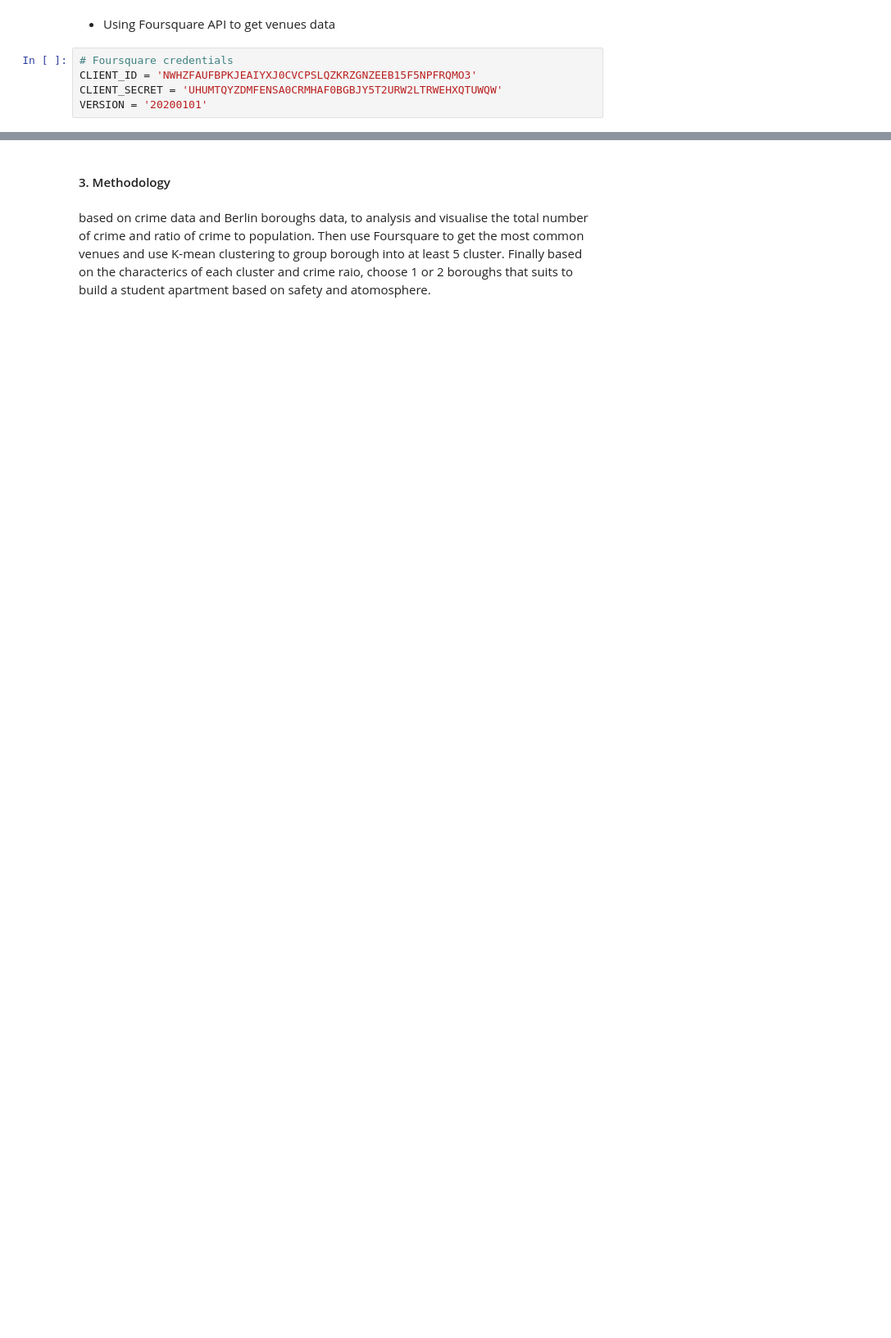
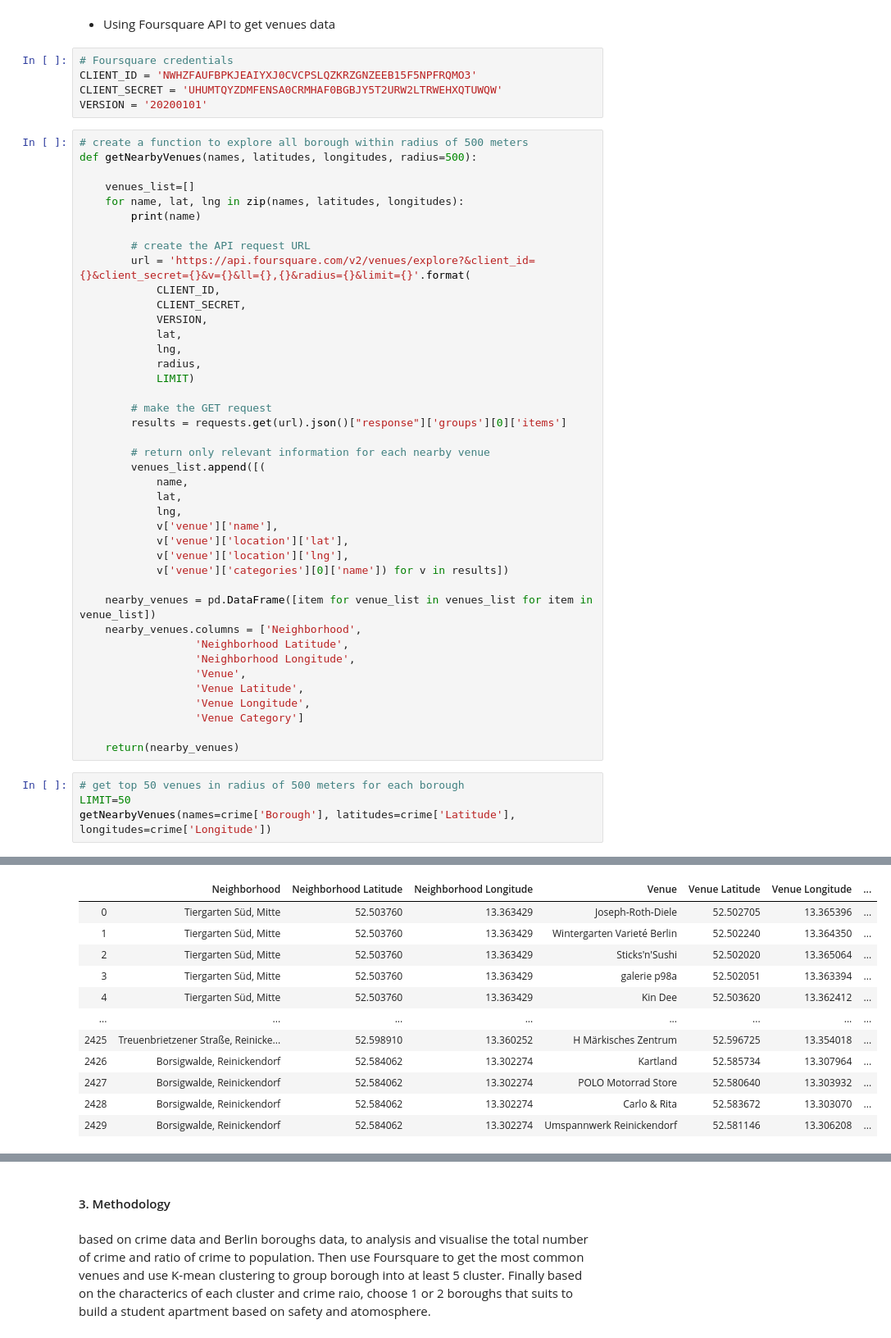
Before and after one commit to NNdeRichtung/Coursera_Capstone, a Jupyter notebook: The Battle of Neighborhoods - Concept.ipynb, the cells around one changed output, grey strips where cells are left out. Shown at 82% size. Drawn from its saved outputs; the diff is of its cells as text; blank space fills up the shorter version.

```diff
--- a/The Battle of Neighborhoods - Concept.ipynb
+++ b/The Battle of Neighborhoods - Concept.ipynb
@@ -256,3 +300,49 @@ info
 CLIENT_ID = 'NWHZFAUFBPKJEAIYXJ0CVCPSLQZKRZGNZEEB15F5NPFRQMO3'
 CLIENT_SECRET = 'UHUMTQYZDMFENSA0CRMHAF0BGBJY5T2URW2LTRWEHXQTUWQW'
 VERSION = '20200101'
+# %%
+# create a function to explore all borough within radius of 500 meters
+def getNearbyVenues(names, latitudes, longitudes, radius=500):
+
+    venues_list=[]
+    for name, lat, lng in zip(names, latitudes, longitudes):
+        print(name)
+
+        # create the API request URL
+        url = 'https://api.foursquare.com/v2/venues/explore?&client_id={}&client_secret={}&v={}&ll={},{}&radius={}&limit={}'.format(
+            CLIENT_ID,
+            CLIENT_SECRET,
+            VERSION,
+            lat,
+            lng,
+            radius,
+            LIMIT)
+
+        # make the GET request
+        results = requests.get(url).json()["response"]['groups'][0]['items']
+
+        # return only relevant information for each nearby venue
+        venues_list.append([(
+            name,
+            lat,
+            lng,
+            v['venue']['name'],
+            v['venue']['location']['lat'],
+            v['venue']['location']['lng'],
+            v['venue']['categories'][0]['name']) for v in results])
+
+    nearby_venues = pd.DataFrame([item for venue_list in venues_list for item in venue_list])
+    nearby_venues.columns = ['Neighborhood',
+                  'Neighborhood Latitude',
+                  'Neighborhood Longitude',
+                  'Venue',
+                  'Venue Latitude',
+                  'Venue Longitude',
+                  'Venue Category']
+
+    return(nearby_venues)
+# %%
+# get top 50 venues in radius of 500 meters for each borough
+LIMIT=50
+getNearbyVenues(names=crime['Borough'], latitudes=crime['Latitude'], longitudes=crime['Longitude'])
+# %% [output]
@@ -258,0 +366,12 @@ VERSION = '20200101'
+|  | Neighborhood | Neighborhood Latitude | Neighborhood Longitude | Venue | Venue Latitude | Venue Longitude | ... |
+| 0 | Tiergarten Süd, Mitte | 52.503760 | 13.363429 | Joseph-Roth-Diele | 52.502705 | 13.365396 | ... |
+| 1 | Tiergarten Süd, Mitte | 52.503760 | 13.363429 | Wintergarten Varieté Berlin | 52.502240 | 13.364350 | ... |
+| 2 | Tiergarten Süd, Mitte | 52.503760 | 13.363429 | Sticks'n'Sushi | 52.502020 | 13.365064 | ... |
+| 3 | Tiergarten Süd, Mitte | 52.503760 | 13.363429 | galerie p98a | 52.502051 | 13.363394 | ... |
+| 4 | Tiergarten Süd, Mitte | 52.503760 | 13.363429 | Kin Dee | 52.503620 | 13.362412 | ... |
+| ... | ... | ... | ... | ... | ... | ... | ... |
+| 2425 | Treuenbrietzener Straße, Reinicke... | 52.598910 | 13.360252 | H Märkisches Zentrum | 52.596725 | 13.354018 | ... |
+| 2426 | Borsigwalde, Reinickendorf | 52.584062 | 13.302274 | Kartland | 52.585734 | 13.307964 | ... |
+| 2427 | Borsigwalde, Reinickendorf | 52.584062 | 13.302274 | POLO Motorrad Store | 52.580640 | 13.303932 | ... |
+| 2428 | Borsigwalde, Reinickendorf | 52.584062 | 13.302274 | Carlo & Rita | 52.583672 | 13.303070 | ... |
+| 2429 | Borsigwalde, Reinickendorf | 52.584062 | 13.302274 | Umspannwerk Reinickendorf | 52.581146 | 13.306208 | ... |
```
Also changed, not shown: parts of 15 cells of this notebook, 1 other file.
